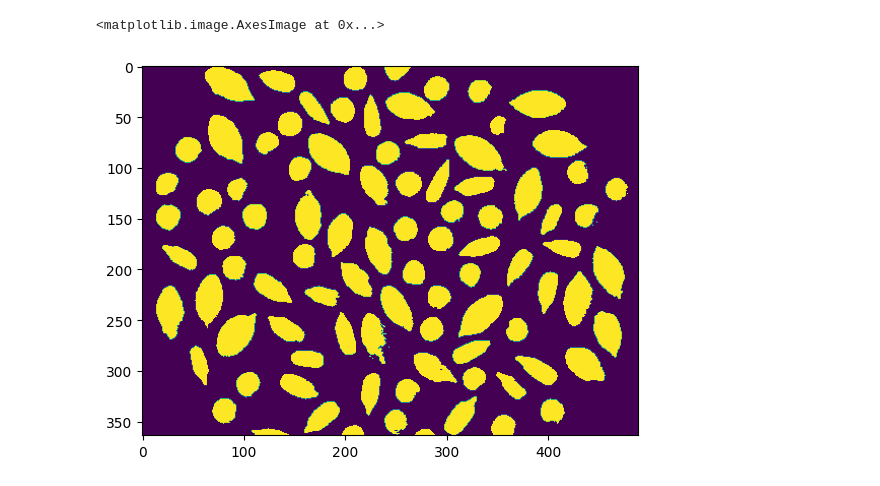
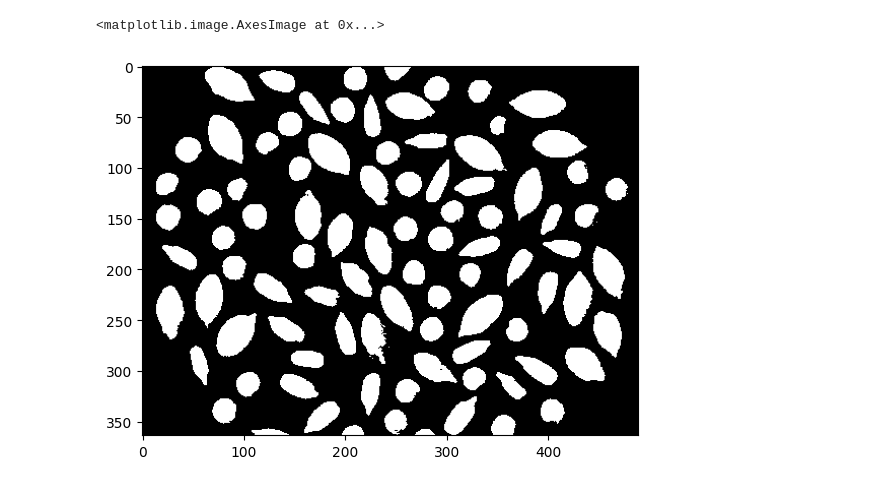
Before and after one commit to noe-upssitech/Image-Processing, a Jupyter notebook: TP6/TP6.ipynb, the cells around one changed output. Drawn from its saved outputs; the diff is of its cells as text; code cells hidden in the pictures.

```diff
--- a/TP6/TP6.ipynb
+++ b/TP6/TP6.ipynb
@@ -14,15 +14,15 @@ def toBinary(image):
 # %%
 #Chargement Image
 
 image = cv.imread("graine.jpg", cv.IMREAD_GRAYSCALE)
 _, image = cv.threshold(image, 128, 255, cv.THRESH_BINARY | cv.THRESH_OTSU)
 
 image = toBinary(image)
 
-plt.imshow(image)
+plt.imshow(image, cmap='gray')
 # %% [output]
 <matplotlib.image.AxesImage at 0x...>
-[figure, old version]
+[figure, new version]
 # %%
 #Ouverture cercle
 structuring_element = cv.getStructuringElement(cv.MORPH_ELLIPSE, (8,8))
```
Also changed, not shown: parts of 4 cells of this notebook, 2 other files.
